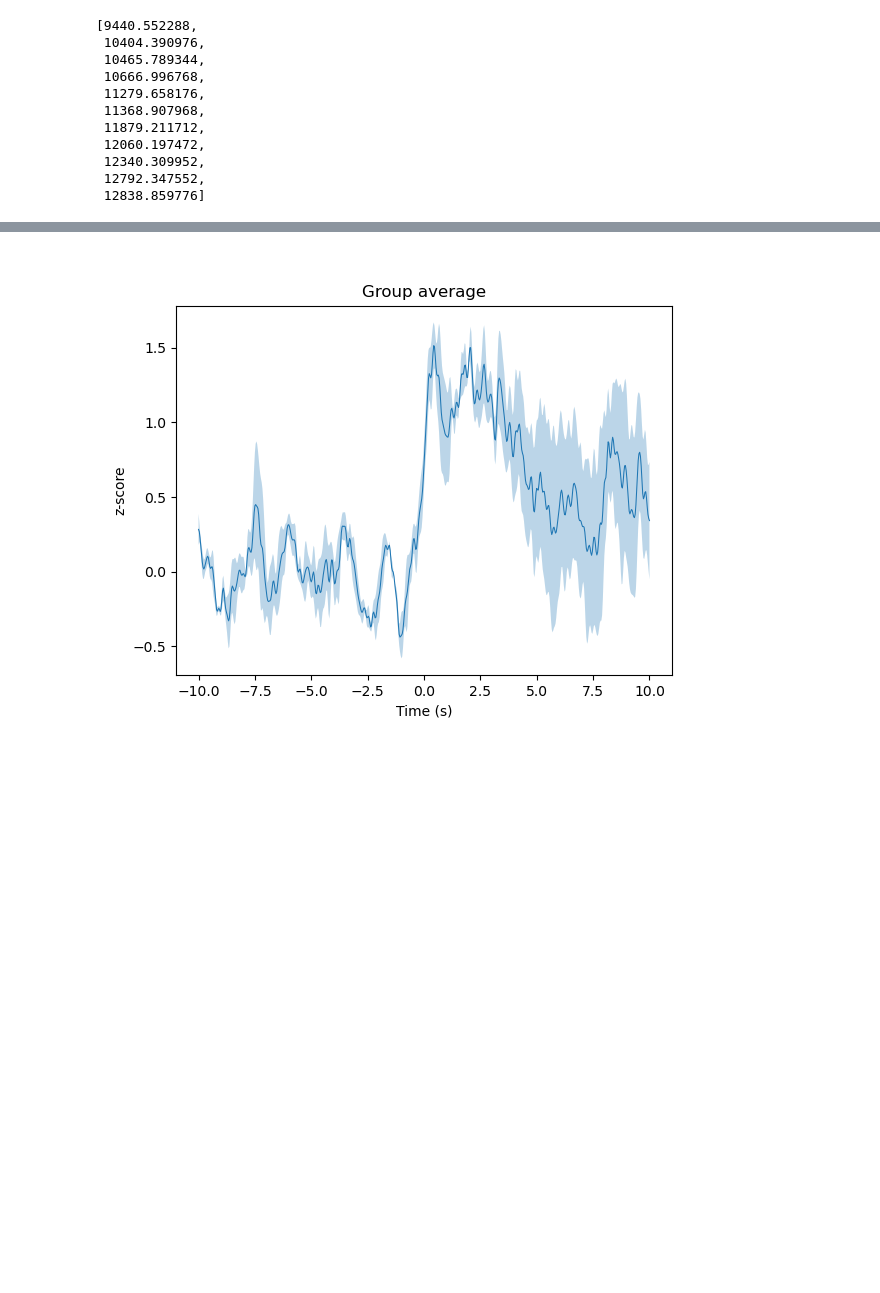
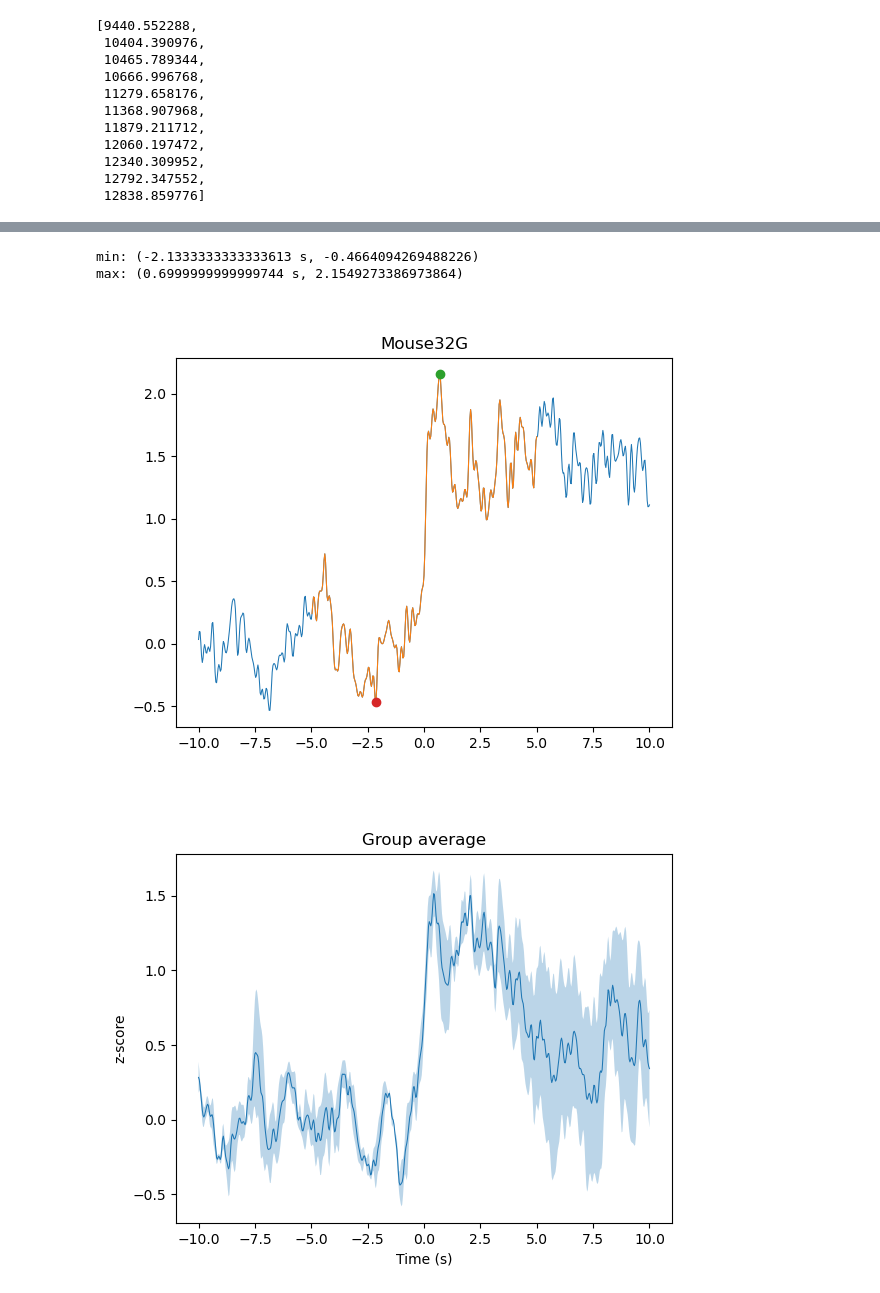
Before and after one commit to praneethnamburi/Photometry_and_Licks_BeyelerLab, a Jupyter notebook: notebooks/lick_analysis.ipynb, the cells around one changed output, grey strips where cells are left out. Drawn from its saved outputs; the diff is of its cells as text; code cells hidden in the pictures; blank space fills up the shorter version.

Commit message:
analysis updates

```diff
--- a/notebooks/lick_analysis.ipynb
+++ b/notebooks/lick_analysis.ipynb
@@ -163,6 +186,37 @@ mu_z = np.mean(event_signals_z, axis=1)
 mu_dff = np.mean(event_signals_dff, axis=1)
 df = pd.DataFrame(np.asarray([mu_z, mu_dff]).T, index=event_signals.t, columns=['z_score', 'dff'])
 df.to_csv(os.path.join(fdir, f'{mouse_id}_zscore_dff.csv'))
+# %%
+# min / max analysis
+# make sure to execute the previous block which computes the mean z score for the animal
+min_max_lim = (-5.0, 5.0) # window in s to search for min/max
+t_vec = np.array(event_signals.t)
+sel = np.logical_and(t_vec < min_max_lim[1], t_vec > min_max_lim[0])
+mu_z_piece = mu_z[sel]
+t_piece = t_vec[sel]
+max_pos = np.argmax(mu_z_piece)
+max_t = t_piece[max_pos]
+max_val = mu_z_piece[max_pos]
+
+min_pos = np.argmin(mu_z_piece)
+min_t = t_piece[min_pos]
+min_val = mu_z_piece[min_pos]
+
+f, ax = plt.subplots(1, 1)
+ax.plot(t_vec, mu_z)
+ax.plot(t_piece, mu_z_piece)
+ax.plot(max_t, max_val, 'o')
+ax.plot(min_t, min_val, 'o')
+ax.set_title(mouse_id)
+
+print(f'min: ({min_t} s, {min_val})')
+print(f'max: ({max_t} s, {max_val})')
+
+f.savefig(os.path.join(fdir, f'{mouse_id}_min_max.pdf'))
+# %% [output]
+min: (-2.1333333333333613 s, -0.4664094269488226)
+max: (0.6999999999999744 s, 2.1549273386973864)
+[figure, added]
 # %%
 # Plot group average
 group_dir = r'C:\Dropbox (MIT)\Photometry\_group1'
```
Also changed, not shown: parts of 4 cells of this notebook.
